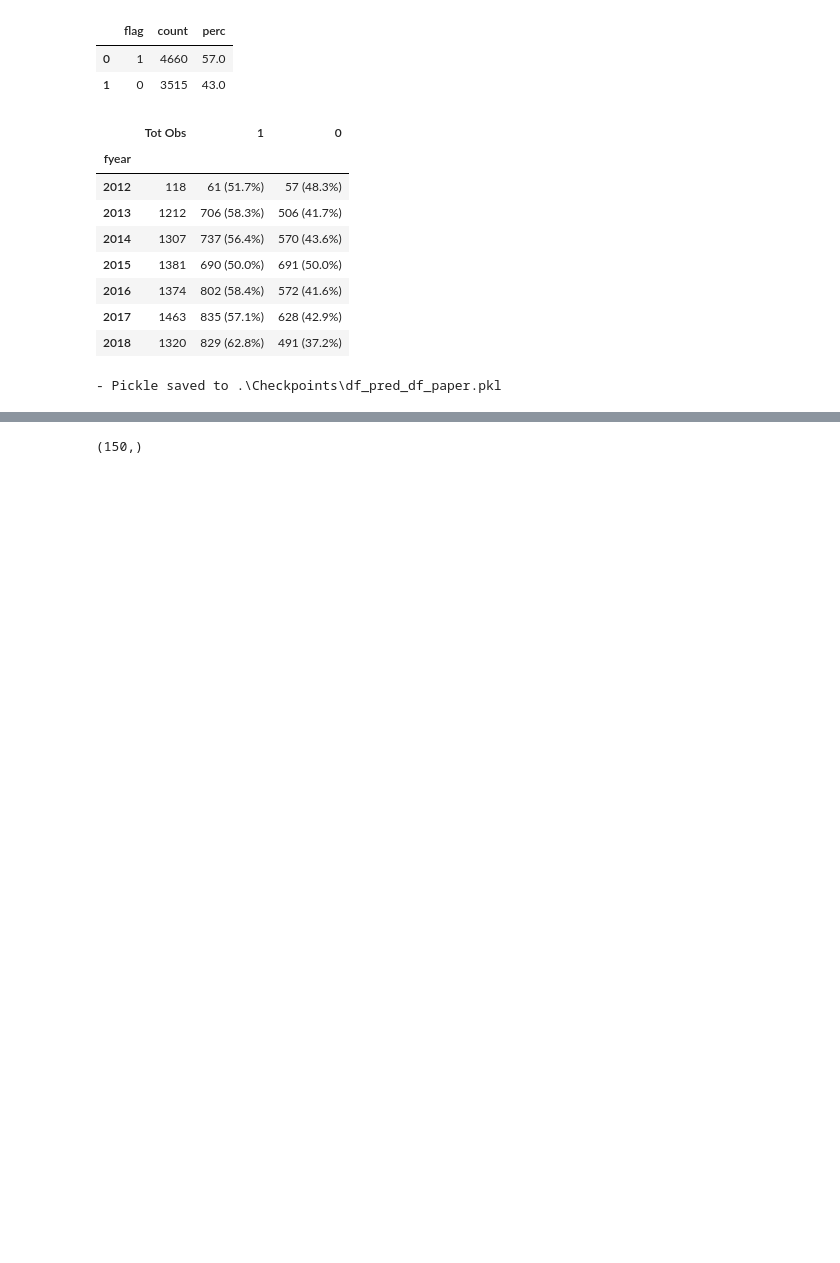
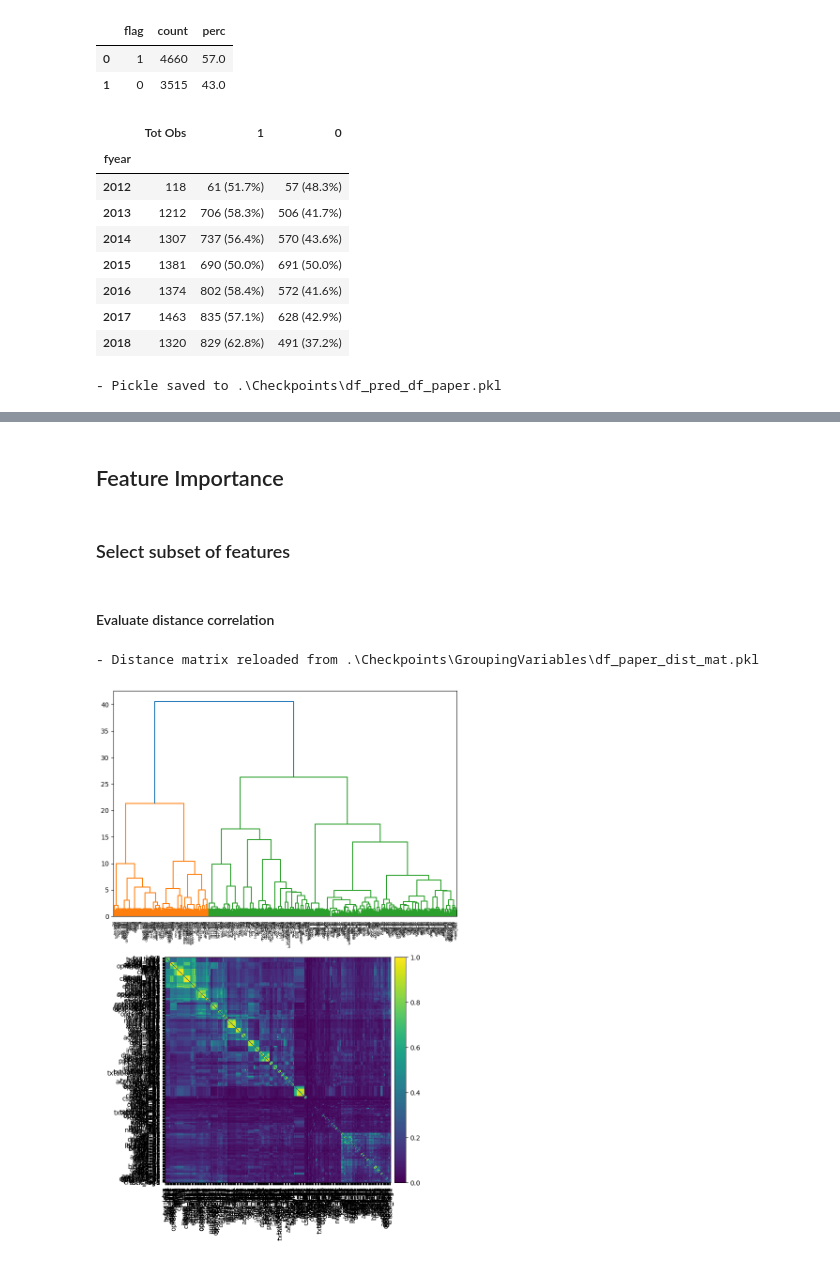
Before and after one commit to AleBitetto/WRDS_accounting, a Jupyter notebook: Predict with ML.ipynb, the cells around one changed output, grey strips where cells are left out. Drawn from its saved outputs; the diff is of its cells as text; code cells hidden in the pictures; blank space fills up the shorter version.

Commit message:
added variable grouping and feature importance

```diff
--- a/Predict with ML.ipynb
+++ b/Predict with ML.ipynb
@@ -36,6 +37,8 @@ CODING_TABLES_FOLDER = '.\\Coding_tables'
 STATS_FOLDER = '.\\Stats'
 TUNING_FOLDER = '.\\Tuning'
 TUNING_CHECKPOINT_FOLDER = '.\\Checkpoints\\Tuning'
+GROUPVAR_CHECKPOINT_FOLDER = '.\\Checkpoints\\GroupingVariables'
+FEATIMP_FOLDER = '.\\Feature_Importance'
 
 
 if not os.path.exists(CHECKPOINT_FOLDER):
@@ -46,6 +49,10 @@ if not os.path.exists(TUNING_FOLDER):
     os.makedirs(TUNING_FOLDER)
 if not os.path.exists(TUNING_CHECKPOINT_FOLDER):
     os.makedirs(TUNING_CHECKPOINT_FOLDER)
+if not os.path.exists(GROUPVAR_CHECKPOINT_FOLDER):
+    os.makedirs(GROUPVAR_CHECKPOINT_FOLDER)
+if not os.path.exists(FEATIMP_FOLDER):
+    os.makedirs(FEATIMP_FOLDER)
 # %% [markdown]
 ### Check years distribution
 # %%
@@ -1223,4 +292,24 @@ model.predict_proba(X)[:, 1].shape
-# %%
-model1.predict(X).shape
-# %% [output]
-(150,)
+# %% [markdown]
+## Feature Importance
+# %%
+FILE_NAME = 'df_paper'
+df_pred = pd.read_pickle(os.path.join(CHECKPOINT_FOLDER, 'df_pred_'+FILE_NAME+'.pkl'))
+# %% [markdown]
+### Select subset of features
+# %% [markdown]
+#### Evaluate distance correlation
+# %%
+TIME_VAR = 'fyear'
+VAR_DESCRIPTION = '01b_df_paper_scaled_stats.csv'    # used to extract variables description. Must be in STATS_FOLDER
+RELOAD_MAT = True              # reload distance matrix of variables (distance correlation)
+
+gv=GroupVariables(df=df_pred, time_var=TIME_VAR, n_jobs=-1, file_name=FILE_NAME, var_description=VAR_DESCRIPTION,
+                  stats_folder=STATS_FOLDER, checkpoint_folder=CHECKPOINT_FOLDER, tuning_folder=TUNING_FOLDER,
+                  groupvar_folder=GROUPVAR_CHECKPOINT_FOLDER, featimp_folder=FEATIMP_FOLDER)
+
+gv.evaluate_distance(reload=RELOAD_MAT)
+
+gv.plot_dendro(fig_size=(8, 12))
+# %% [output]
+- Distance matrix reloaded from .\Checkpoints\GroupingVariables\df_paper_dist_mat.pkl
+[figure, added]
```
Also changed, not shown: parts of 84 cells of this notebook, 2 other files.
